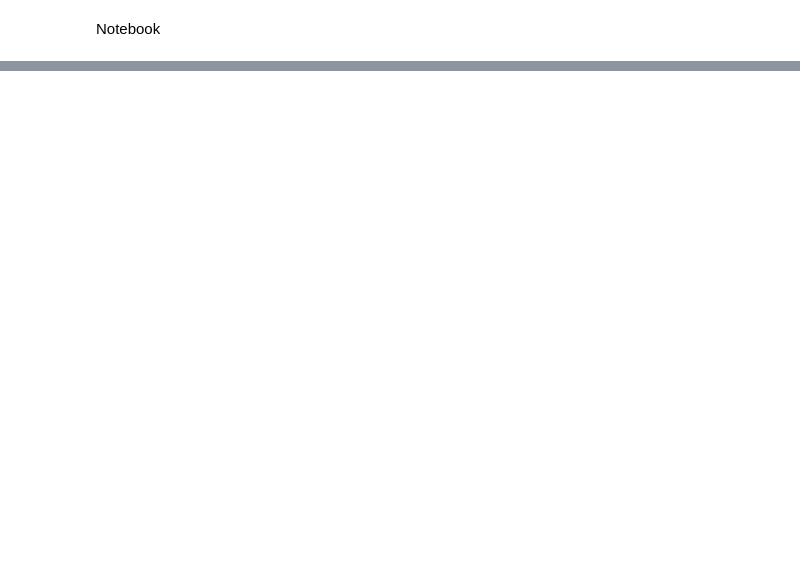
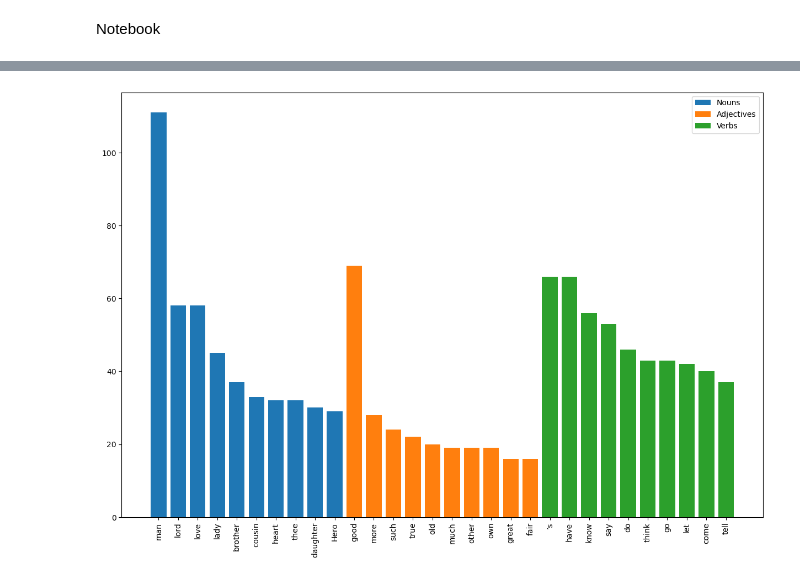
Before and after one commit to alex-krtt/kitmarlowe-jupyter, a Jupyter notebook: common_30_words.ipynb, the cells around one changed output, grey strips where cells are left out. Drawn from its saved outputs; the diff is of its cells as text; code cells hidden in the pictures; blank space fills up the shorter version.

Commit message:
remove slider

```diff
--- a/common_30_words.ipynb
+++ b/common_30_words.ipynb
@@ -35,8 +53,10 @@ for token in doc:
         filtered_tokens.append(token.lemma_)
 # %%
 # The slider controls the number of words to display
-slider = widgets.IntSlider(value=10, min=1, max=100, step=1, description='Slider:')
-display(slider)
+# slider = widgets.IntSlider(value=10, min=1, max=100, step=1, description='Slider:')
+# display(slider)
+
+count_of_words = 10
 # %%
 nouns = []
 adjectives = []
@@ -54,9 +74,9 @@ nouns_fd = Counter(nouns)
 adjectives_fd = Counter(adjectives)
 verbs_fd = Counter(verbs)
 
-nouns_30 = nouns_fd.most_common(slider.value)
-adjectives_30 = adjectives_fd.most_common(slider.value)
-verbs_30 = verbs_fd.most_common(slider.value)
+nouns_30 = nouns_fd.most_common(count_of_words)
+adjectives_30 = adjectives_fd.most_common(count_of_words)
+verbs_30 = verbs_fd.most_common(count_of_words)
 
 nouns_30_words = []
 adjectives_30_words = []
@@ -64,30 +84,32 @@ verbs_30_words = []
 
 for word, freq in nouns_30:
     nouns_30_words.append(word)
 
 for word, freq in adjectives_30:
     adjectives_30_words.append(word)
 
 for word, freq in verbs_30:
     verbs_30_words.append(word)
 
 nouns_30_freq = []
 adjectives_30_freq = []
 verbs_30_freq = []
 
 for word, freq in nouns_30:
     nouns_30_freq.append(freq)
 
 for word, freq in adjectives_30:
     adjectives_30_freq.append(freq)
 
 for word, freq in verbs_30:
     verbs_30_freq.append(freq)
 
 plt.figure(figsize=(15, 10))  # sets the figure size to x inches by y inches
 plt.bar(nouns_30_words, nouns_30_freq, label="Nouns")
 plt.bar(adjectives_30_words, adjectives_30_freq, label="Adjectives")
 plt.bar(verbs_30_words, verbs_30_freq, label="Verbs")
 plt.xticks(rotation=90)
 plt.legend()
 plt.show()
+# %% [output]
+[figure, added]
```
Also changed, not shown: parts of 2 cells of this notebook.
